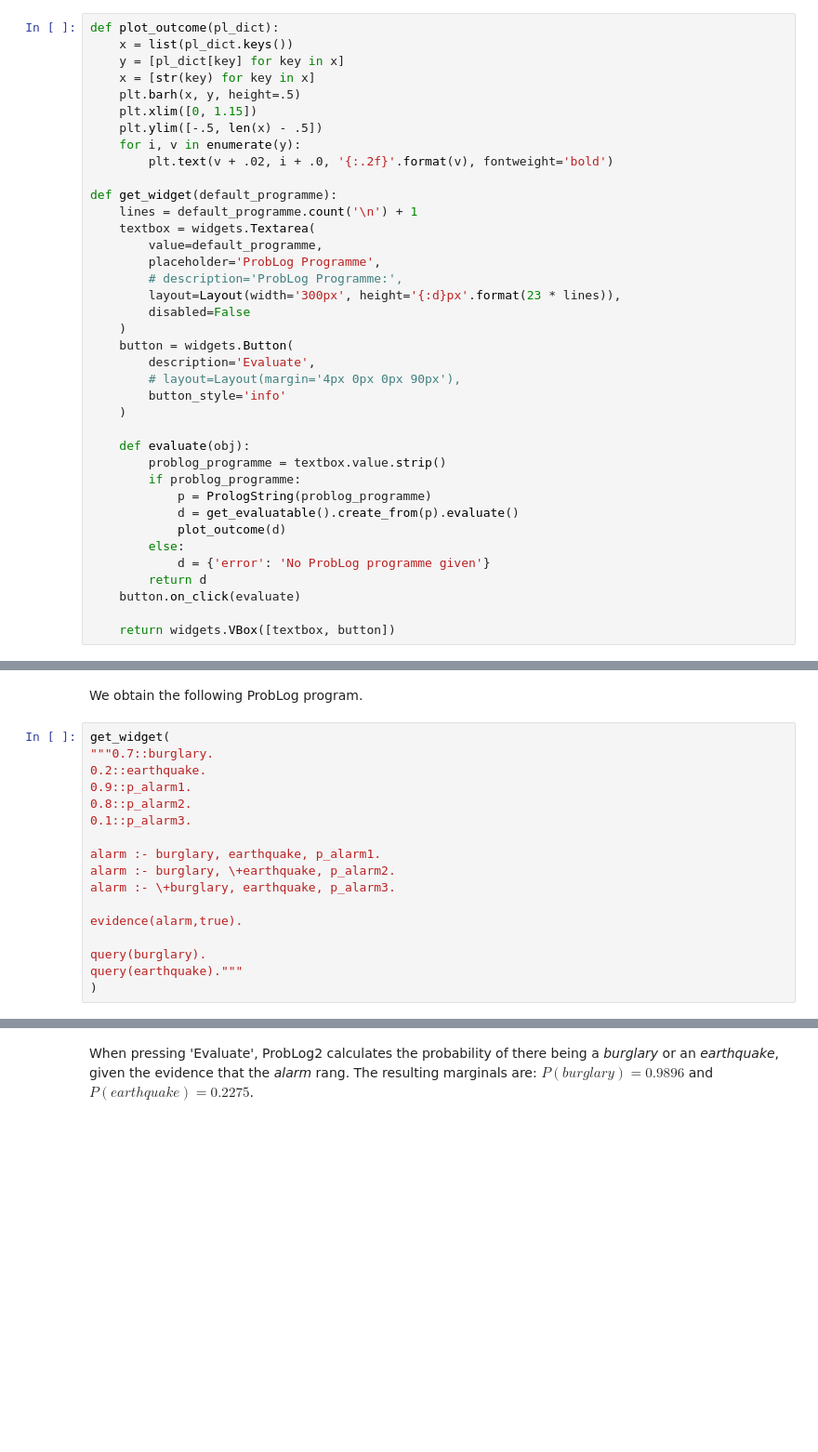
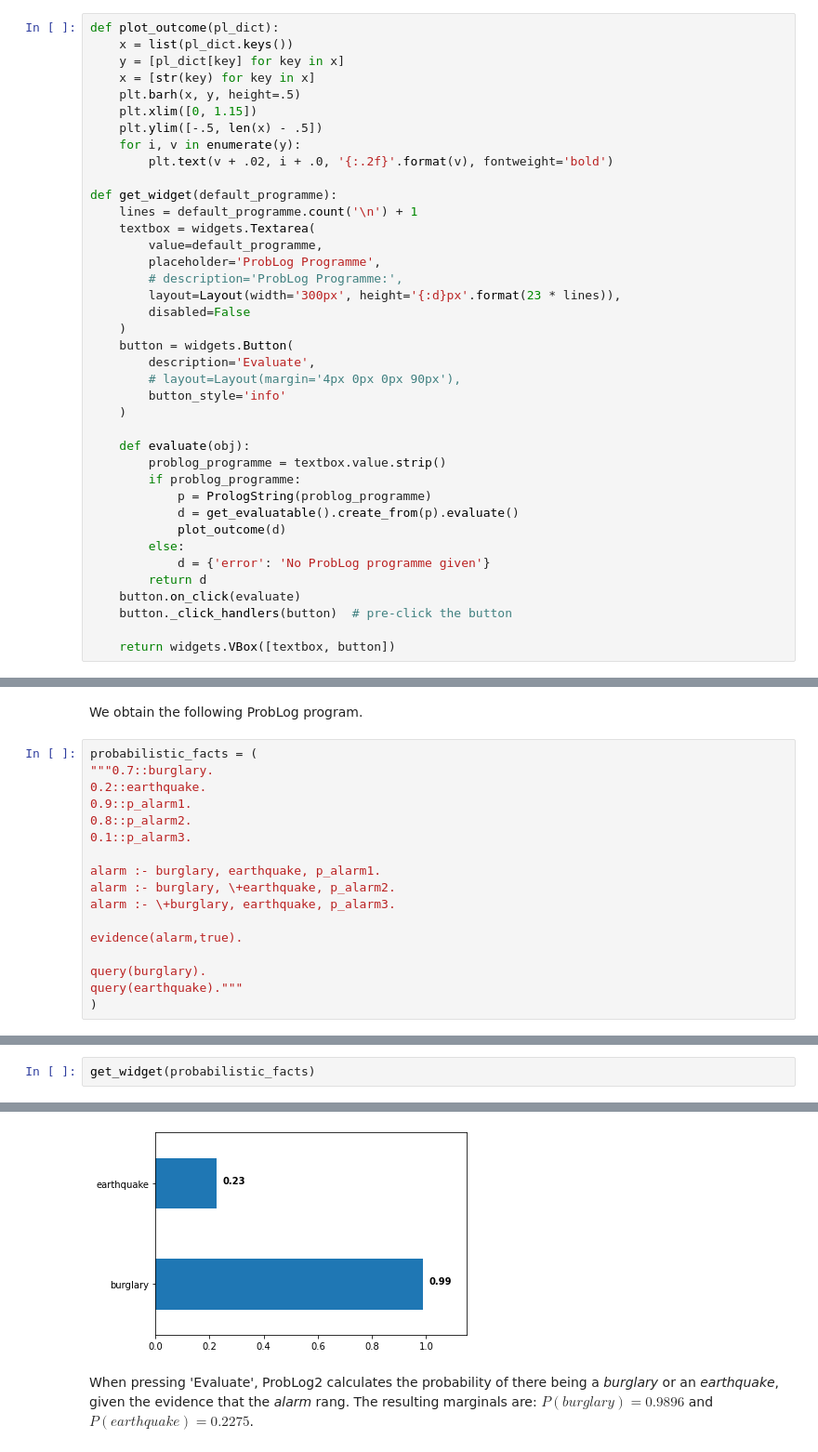
Before and after one commit to simply-logical/problog-book-template, a Jupyter notebook: _sources/src/text/bayesian_networks-mnb.ipynb, the cells around one changed output, grey strips where cells are left out. Shown at 93% size. Drawn from its saved outputs; the diff is of its cells as text; blank space fills up the shorter version.

```diff
--- a/_sources/src/text/bayesian_networks-mnb.ipynb
+++ b/_sources/src/text/bayesian_networks-mnb.ipynb
@@ -105,6 +105,7 @@ def get_widget(default_programme):
             d = {'error': 'No ProbLog programme given'}
         return d
     button.on_click(evaluate)
+    button._click_handlers(button)  # pre-click the button
 
     return widgets.VBox([textbox, button])
 # %% [markdown]
@@ -138,7 +139,7 @@ In 'plain' ProbLog, we can encode the Bayesian network as follows.
 # %% [markdown]
 We obtain the following ProbLog program.
 # %%
-get_widget(
+probabilistic_facts = (
 """0.7::burglary.
 0.2::earthquake.
 0.9::p_alarm1.
@@ -158,0 +158,3 @@ VBox(children=(Textarea(value='0.7::burglary.\n0.2::earthquake.\n0.9::p_alarm1.\
+# %%
+get_widget(probabilistic_facts)
+# %% [output]
@@ -159,3 +162,4 @@ VBox(children=(Textarea(value='0.7::burglary.\n0.2::earthquake.\n0.9::p_alarm1.\
+[figure, added]
 # %% [markdown]
 When pressing 'Evaluate', ProbLog2 calculates the probability of there being a *burglary* or an *earthquake*, given the evidence that the *alarm* rang. The resulting marginals are: $P(burglary)=0.9896$ and $P(earthquake)=0.2275$.
 # %% [markdown]
```
Also changed, not shown: parts of 10 cells of this notebook, 12 other files.
